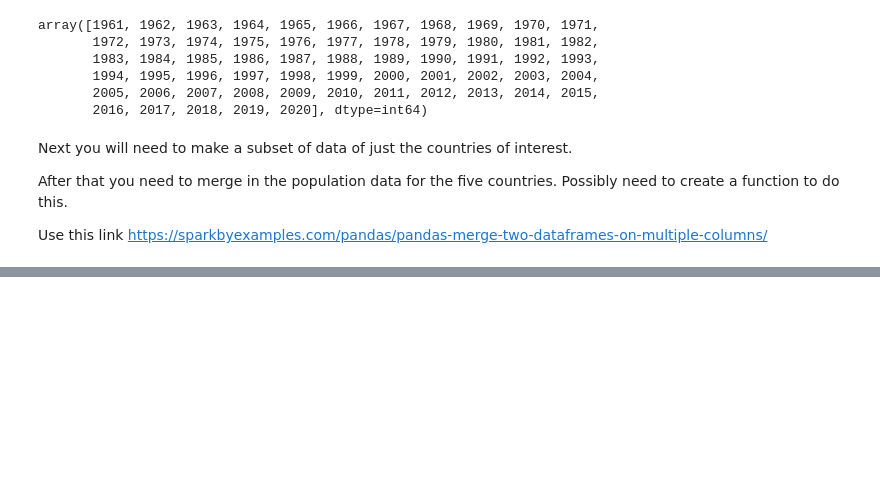
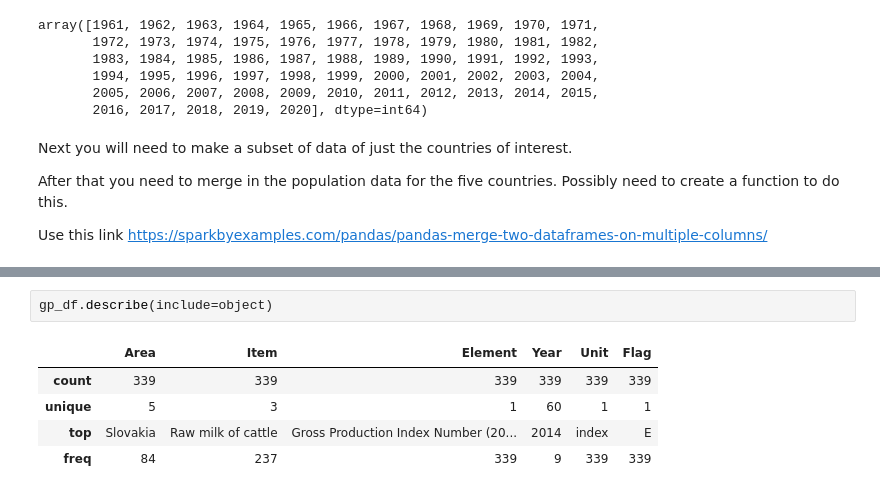
Before and after one commit to DrAmy-Data/CA2, a Jupyter notebook: CA2.ipynb, the cells around one changed output, grey strips where cells are left out. Drawn from its saved outputs; the diff is of its cells as text; blank space fills up the shorter version.

```diff
--- a/CA2.ipynb
+++ b/CA2.ipynb
@@ -517,0 +581,8 @@ df1.loc[df1["Value"]==91.52]
+# %%
+gp_df.describe(include=object)
+# %% [output]
+|  | Area | Item | Element | Year | Unit | Flag |
+| count | 339 | 339 | 339 | 339 | 339 | 339 |
+| unique | 5 | 3 | 1 | 60 | 1 | 1 |
+| top | Slovakia | Raw milk of cattle | Gross Production Index Number (20... | 2014 | index | E |
+| freq | 84 | 237 | 339 | 9 | 339 | 339 |
```
Also changed, not shown: parts of 40 cells of this notebook.
